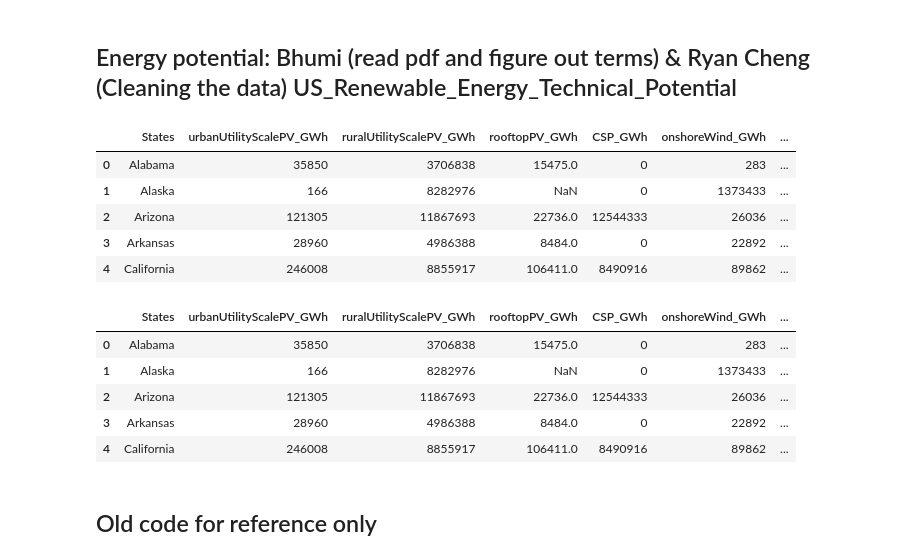
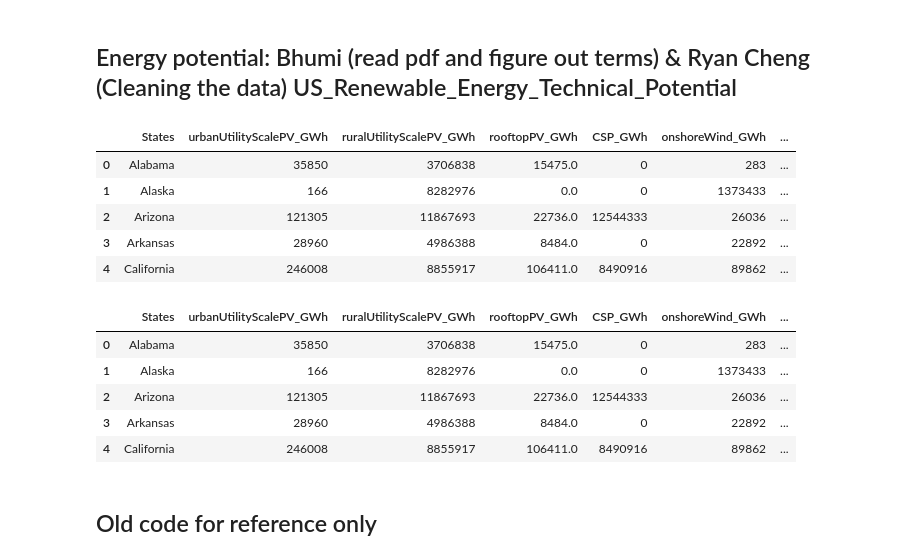
Before and after one commit to ailiushin/group5_project3, a Jupyter notebook: Renewable_Energy.ipynb, the cells around one changed output. Cells and saved outputs as stored; diff of their text form; code cells hidden in the pictures.

```diff
--- a/Renewable_Energy.ipynb
+++ b/Renewable_Energy.ipynb
@@ -14,20 +14,20 @@ potential_df = pd.read_csv(potential_energy_path)
 # %%
 # dropping the unnessecary columns of the df
 potential_df = potential_df.drop({'urbanUtilityScalePV_GW', 'urbanUtilityScalePV_km2',
                                 'ruralUtilityScalePV_GW', 'ruralUtilityScalePV_km2', 'rooftopPV_GW',
                                 'CSP_GW', 'CSP_km2', 'onshoreWind_GW', 'onshoreWind_km2', 'offshoreWind_GW',
                                 'offshoreWind_km2', 'biopowerSolid_GW', 'biopowerSolid_BDT',
                                 'biopowerGaseous_GW', 'biopowerGaseous_Tonnes-CH4',
                                 'geothermalHydrothermal_GW', 'EGSGeothermal_GW', 'hydropower_GW',
                                 'hydropower_countOfSites'}, axis = 1)
 # naming the 1st column as it was not named before
 potential_df.rename(columns = {'Unnamed: 0':'States'}, inplace=True)
-potential_df.fillna(0)
-potential_df.head()
+potential_df1 =potential_df.fillna(0)
+potential_df1.head()
 # %% [output]
 |  | States | urbanUtilityScalePV_GWh | ruralUtilityScalePV_GWh | rooftopPV_GWh | CSP_GWh | onshoreWind_GWh | ... |
 | 0 | Alabama | 35850 | 3706838 | 15475.0 | 0 | 283 | ... |
-| 1 | Alaska | 166 | 8282976 | NaN | 0 | 1373433 | ... |
+| 1 | Alaska | 166 | 8282976 | 0.0 | 0 | 1373433 | ... |
 | 2 | Arizona | 121305 | 11867693 | 22736.0 | 12544333 | 26036 | ... |
 | 3 | Arkansas | 28960 | 4986388 | 8484.0 | 0 | 22892 | ... |
 | 4 | California | 246008 | 8855917 | 106411.0 | 8490916 | 89862 | ... |
@@ -36,23 +36,23 @@ potential_df.head()
 # respective data
 solar_list = ['urbanUtilityScalePV_GWh', 'ruralUtilityScalePV_GWh', 'rooftopPV_GWh',
                                     'CSP_GWh']
-potential_df['Solar Energy Total Potential (GWh)'] = potential_df[solar_list].sum(axis=1)
+potential_df1['Solar Energy Total Potential (GWh)'] = potential_df1[solar_list].sum(axis=1)
 
 wind_list = ['onshoreWind_GWh', 'offshoreWind_GWh']
-potential_df['Wind Energy Total Potential (GWh)'] = potential_df[wind_list].sum(axis=1)
+potential_df1['Wind Energy Total Potential (GWh)'] = potential_df1[wind_list].sum(axis=1)
 
 bio_list = ['biopowerSolid_GWh', 'biopowerGaseous_GWh']
-potential_df['Bio Energy Total Potential (GWh)'] = potential_df[bio_list].sum(axis=1)
+potential_df1['Bio Energy Total Potential (GWh)'] = potential_df1[bio_list].sum(axis=1)
 
 geo_list = ['geothermalHydrothermal_GWh', 'EGSGeothermal_GWh']
-potential_df['Geothermal Energy Total Potential (GWh)'] = potential_df[geo_list].sum(axis=1)
+potential_df1['Geothermal Energy Total Potential (GWh)'] = potential_df1[geo_list].sum(axis=1)
 
-potential_df['Hydropower Energy Total Potential (GWh)'] = potential_df['hydropower_GWh']
-potential_df.head()
+potential_df1['Hydropower Energy Total Potential (GWh)'] = potential_df1['hydropower_GWh']
+potential_df1.head()
 # %% [output]
 |  | States | urbanUtilityScalePV_GWh | ruralUtilityScalePV_GWh | rooftopPV_GWh | CSP_GWh | onshoreWind_GWh | ... |
 | 0 | Alabama | 35850 | 3706838 | 15475.0 | 0 | 283 | ... |
-| 1 | Alaska | 166 | 8282976 | NaN | 0 | 1373433 | ... |
+| 1 | Alaska | 166 | 8282976 | 0.0 | 0 | 1373433 | ... |
 | 2 | Arizona | 121305 | 11867693 | 22736.0 | 12544333 | 26036 | ... |
 | 3 | Arkansas | 28960 | 4986388 | 8484.0 | 0 | 22892 | ... |
 | 4 | California | 246008 | 8855917 | 106411.0 | 8490916 | 89862 | ... |
```
